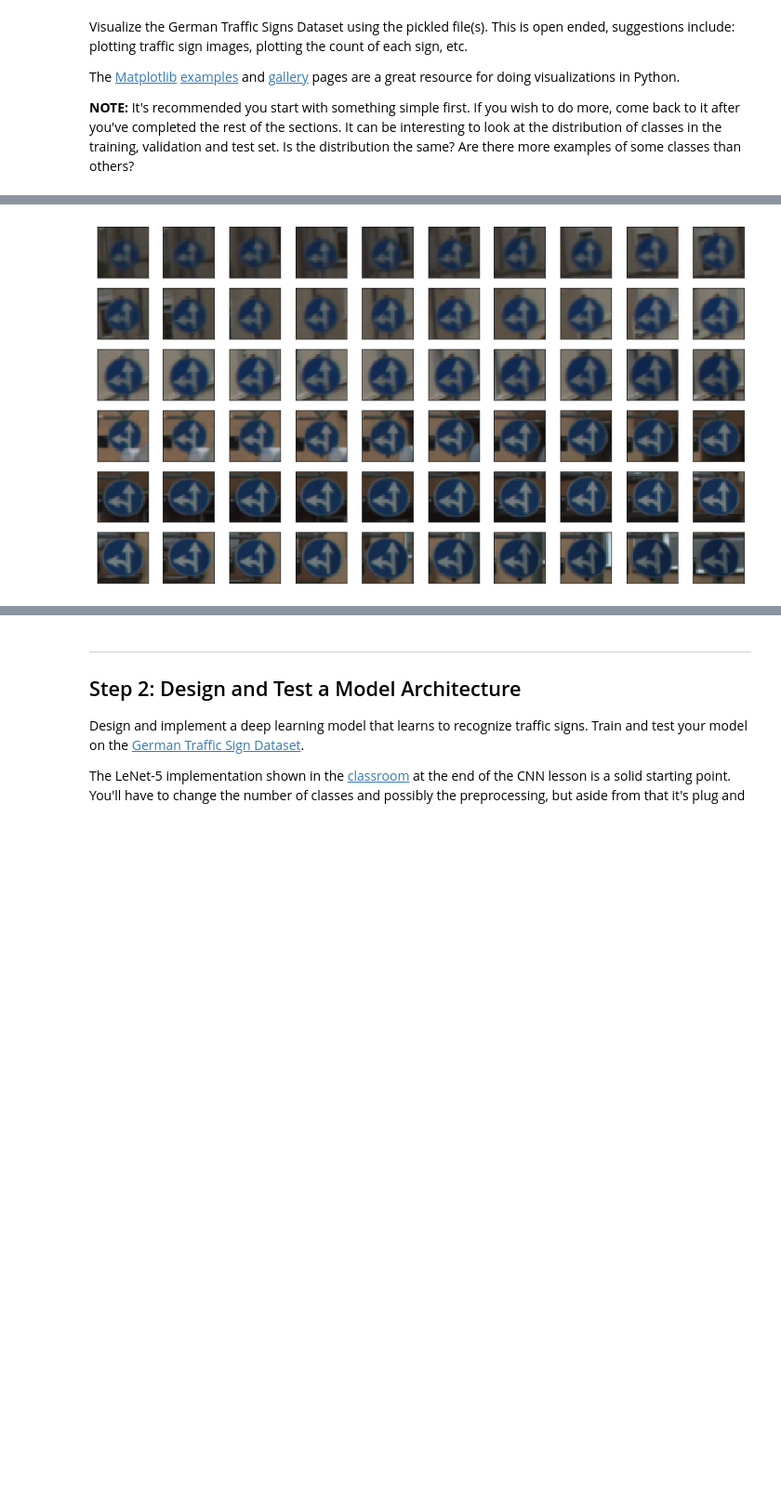
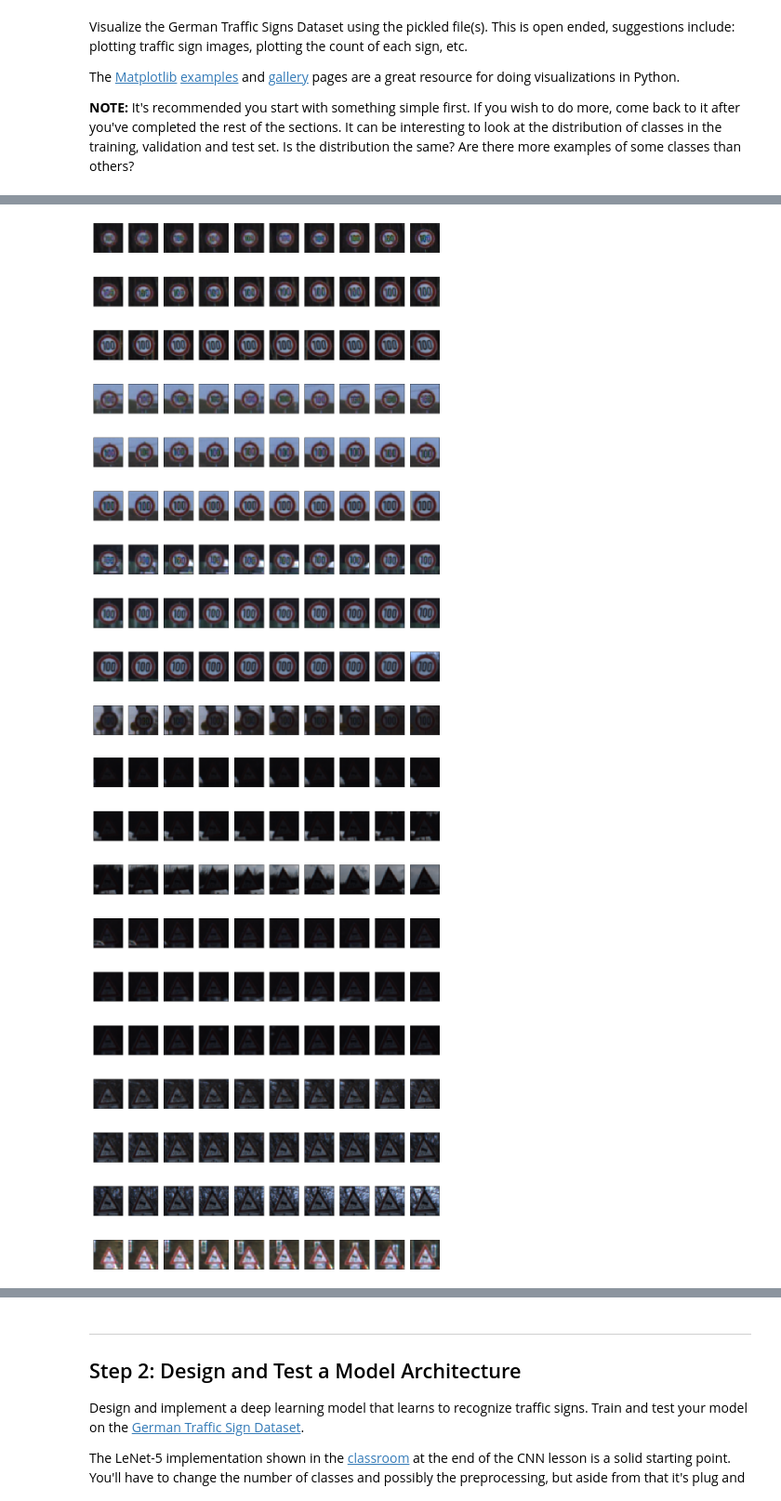
Before and after one commit to xingliuUT/CarND-Traffic-Sign-Classifier-Project, a Jupyter notebook: Traffic_Sign_Classifier.ipynb, the cells around one changed output, grey strips where cells are left out. Shown at 93% size. Drawn from its saved outputs; the diff is of its cells as text; code cells hidden in the pictures; blank space fills up the shorter version.

Commit message:
feat: data summary with output images

```diff
--- a/Traffic_Sign_Classifier.ipynb
+++ b/Traffic_Sign_Classifier.ipynb
@@ -117,0 +101,7 @@ signNameHist(y_valid, 'Number of images of each sign in valid set')
+# %%
+import matplotlib.pyplot as plt
+# Visualizations will be shown in the notebook.
+%matplotlib inline
+img_output_dir = "./images/"
+if not os.path.exists(img_output_dir):
+    os.mkdir(img_output_dir)
@@ -118,25 +134,22 @@ signNameHist(y_valid, 'Number of images of each sign in valid set')
 # %%
 ### Data exploration visualization code goes here.
 ### Feel free to use as many code cells as needed.
 #import seaborn as sns
 
-
-def plot80():
-    plt.figure(figsize = (16, 9))
-
-    X_img = X_train[y_train == 37]
-    for i in range(60):
-        sub = plt.subplot(6, 10, i+1)
+def plot100(signLabel):
+    plt.figure(figsize = (16, 25))
+    X_img = X_train[y_train == signLabel]
+    for i in range(100):
+        sub = plt.subplot(10, 10, i+1)
         sub.set_xticks(())
         sub.set_yticks(())
         sub.imshow(X_img[i].squeeze())
-    plt.show()
-#select_signs = ['Ahead only', 'Speed limit (20km/h)']
-#for s in select_signs:
-    #plot80(s)
-#print(sum(y_train_new == 1))
-#X_img = X_train_new[y_train_new == 1]
-#print(np.shape(X_img[0] ))
-plot80()
+    #plt.show()
+    plt.savefig(img_output_dir + 'sample'+ str(signLabel) +'.png', format = 'png')
+
+select_signs = [7, 23, 42]
+for s in select_signs:
+    plot100(s)
 # %% [output]
-[figure, old version]
+[figure, new version]
+[figure, added]
```
Also changed, not shown: parts of 10 cells of this notebook.
